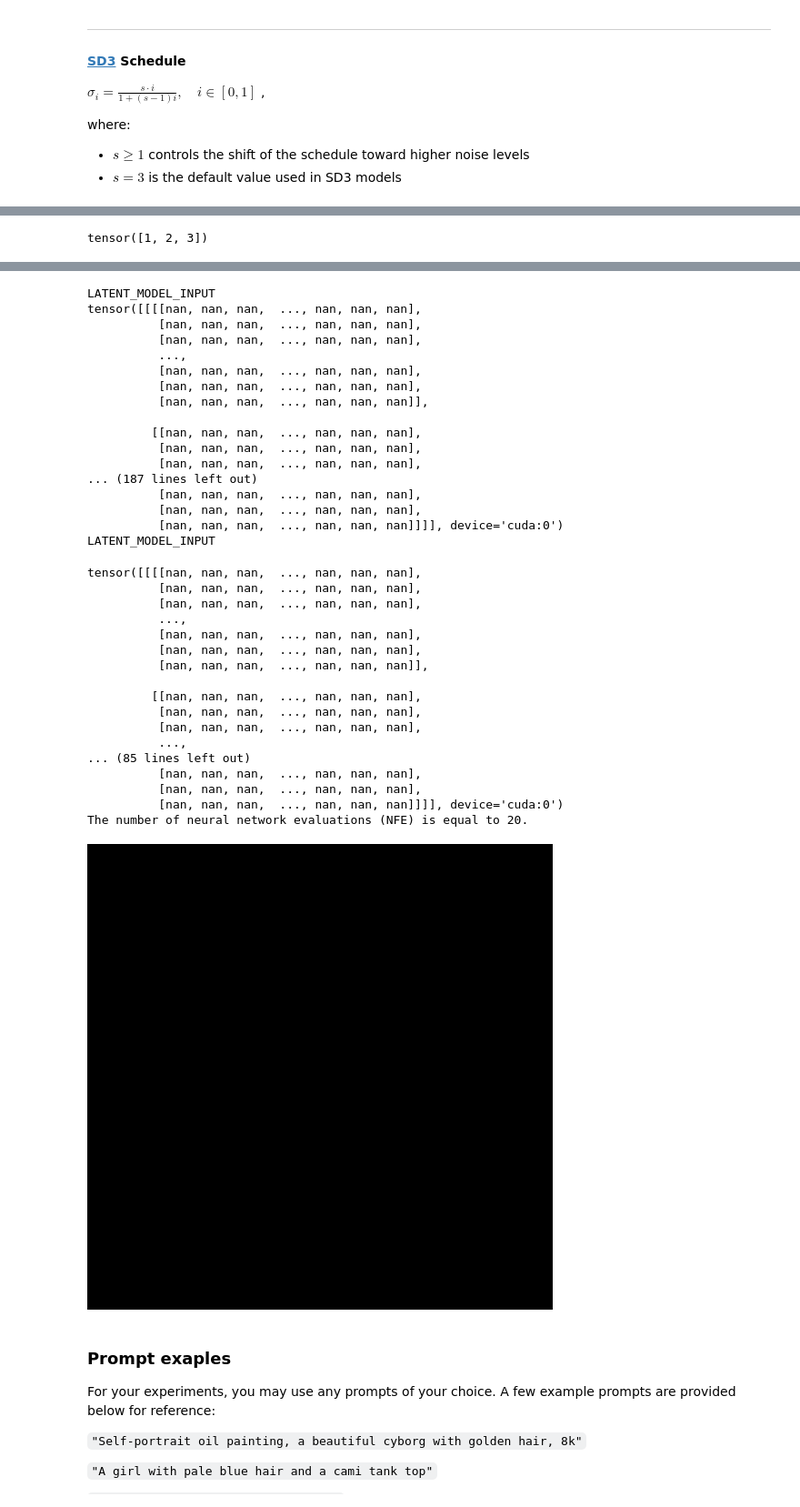
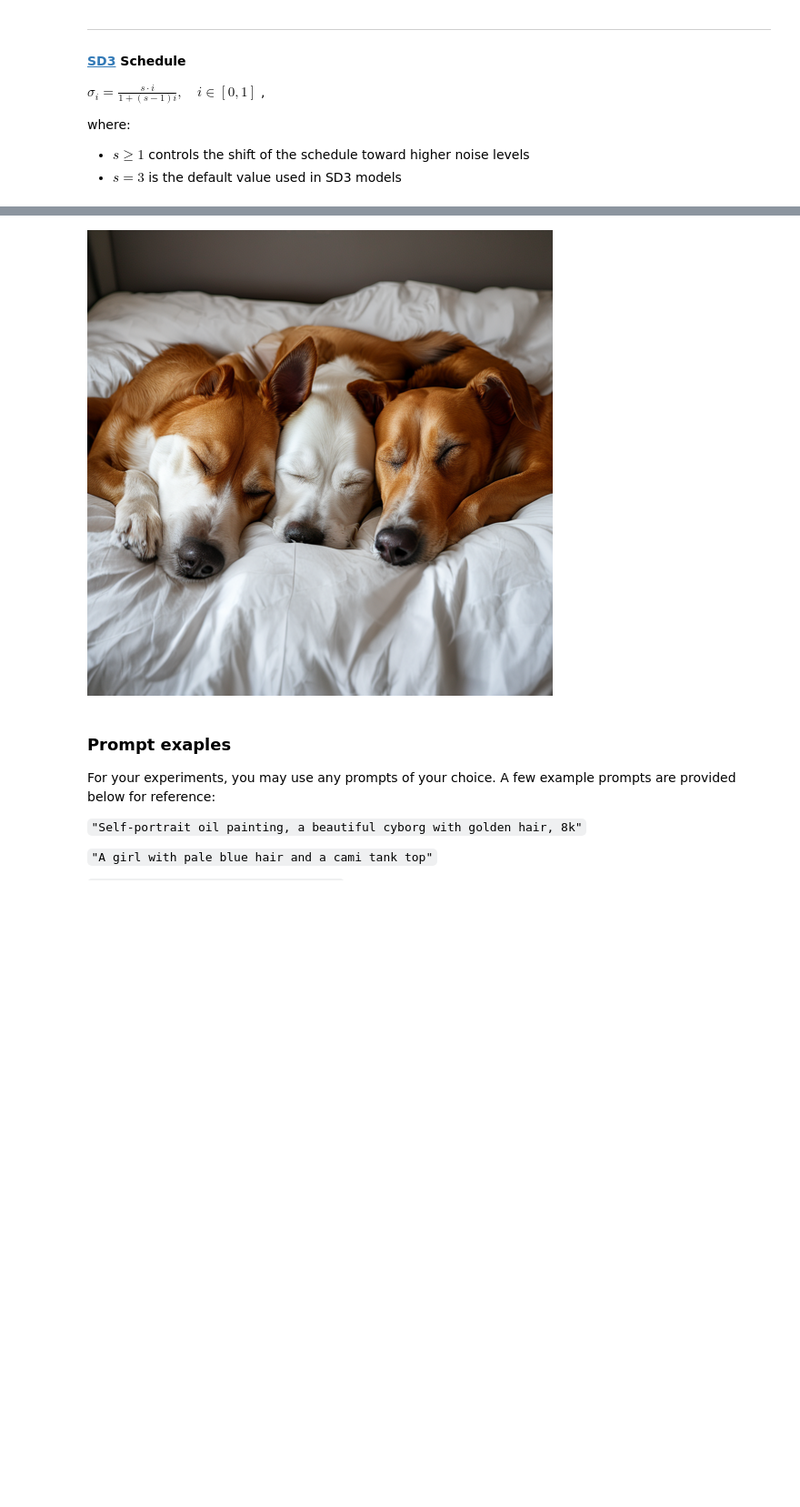
Before and after one commit to MishaDolgushev/VisualGenAI, a Jupyter notebook: assignments/hw2_diffusion_solvers/practice_dpm_solver.ipynb, the cells around one changed output, grey strips where cells are left out. Shown at 91% size. Drawn from its saved outputs; the diff is of its cells as text; code cells hidden in the pictures; blank space fills up the shorter version.

```diff
--- a/assignments/hw2_diffusion_solvers/practice_dpm_solver.ipynb
+++ b/assignments/hw2_diffusion_solvers/practice_dpm_solver.ipynb
@@ -257,7 +251,7 @@ def step_fn(latents, sigmas, v_pred, i, solver_name, v_pred_fn, prev_eps_pred=No
 
     if solver_name == 'euler':
         # YOUR CODE
-        latents += latents + v_pred * (sigmas[i+1] - sigmas[i])
+        latents = latents + v_pred * (sigmas[i+1] - sigmas[i])
 
     elif "dpm" in solver_name:
         # Define eps_pred for DPM solver implementation
@@ -311,11 +305,6 @@ After implementing these functions, test them using the cell below. You can expe
 </div>
 
 Note that you **do not** have to obtain the same images. The example provides the reference quality, we expect to see.
-# %%
-a = torch.tensor([[1,2,3]])
-a.repeat(2, 1)[0]
-# %% [output]
-tensor([1, 2, 3])
 # %%
 import numpy as np
 from functools import partial
@@ -325,7 +314,7 @@ image = run_inference(
     step_fn=partial(step_fn, solver_name='euler'),  # Play with it
     sigmas=schedule_fn(n_points=20, scheduler_name='linear'),  # Play with it
 
-    prompt="a cat",
+    prompt="Three dogs sleeping together on an unmade bed",
     guidance_scale=4.5,
     seed=42,
 )[0]
@@ -470,38 +324,4 @@ tensor([[[[nan, nan, nan,  ..., nan, nan, nan],
-LATENT_MODEL_INPUT
-tensor([[[[nan, nan, nan,  ..., nan, nan, nan],
-          [nan, nan, nan,  ..., nan, nan, nan],
-          [nan, nan, nan,  ..., nan, nan, nan],
-          ...,
-          [nan, nan, nan,  ..., nan, nan, nan],
-          [nan, nan, nan,  ..., nan, nan, nan],
-          [nan, nan, nan,  ..., nan, nan, nan]],
-
-         [[nan, nan, nan,  ..., nan, nan, nan],
-          [nan, nan, nan,  ..., nan, nan, nan],
-          [nan, nan, nan,  ..., nan, nan, nan],
-... (187 lines left out)
-          [nan, nan, nan,  ..., nan, nan, nan],
-          [nan, nan, nan,  ..., nan, nan, nan],
-          [nan, nan, nan,  ..., nan, nan, nan]]]], device='cuda:0')
-LATENT_MODEL_INPUT
-tensor([[[[nan, nan, nan,  ..., nan, nan, nan],
-          [nan, nan, nan,  ..., nan, nan, nan],
-          [nan, nan, nan,  ..., nan, nan, nan],
-          ...,
-          [nan, nan, nan,  ..., nan, nan, nan],
-          [nan, nan, nan,  ..., nan, nan, nan],
-          [nan, nan, nan,  ..., nan, nan, nan]],
-
-         [[nan, nan, nan,  ..., nan, nan, nan],
-          [nan, nan, nan,  ..., nan, nan, nan],
-          [nan, nan, nan,  ..., nan, nan, nan],
-          ...,
-... (85 lines left out)
-          [nan, nan, nan,  ..., nan, nan, nan],
-          [nan, nan, nan,  ..., nan, nan, nan],
-          [nan, nan, nan,  ..., nan, nan, nan]]]], device='cuda:0')
-The number of neural network evaluations (NFE) is equal to 20.
-[figure, old version]
+[figure, new version]
 # %% [markdown]
 ### Prompt exaples
 
```
Also changed, not shown: parts of 3 cells of this notebook.
